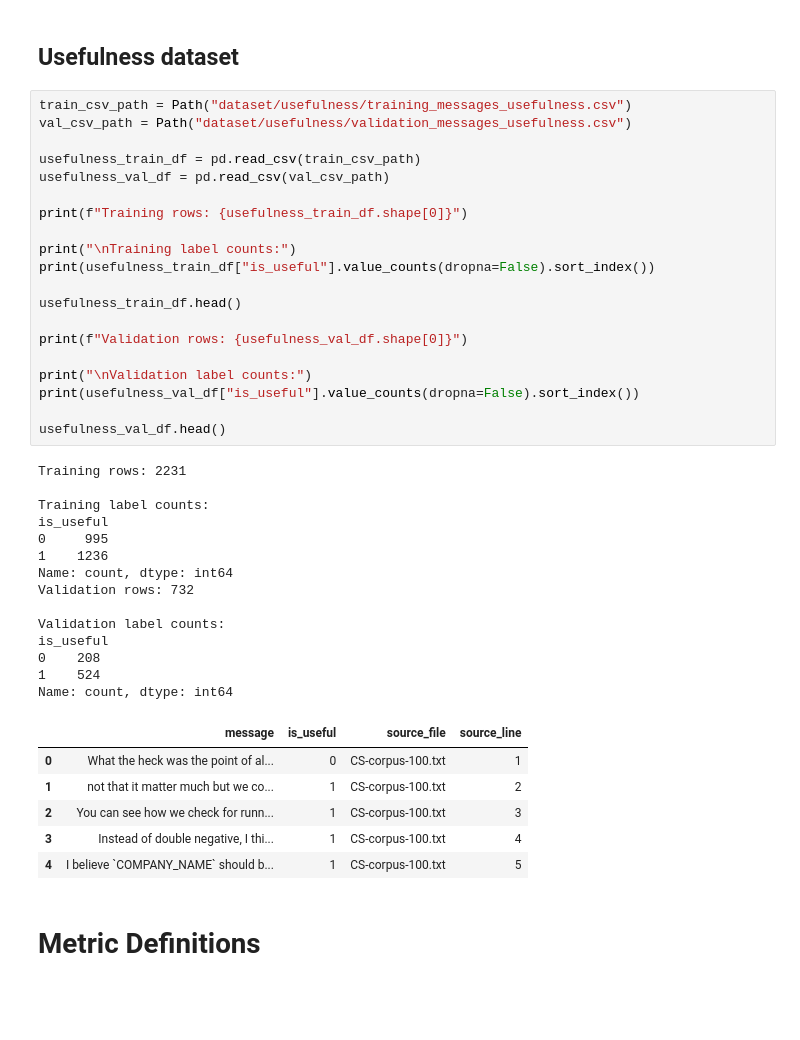
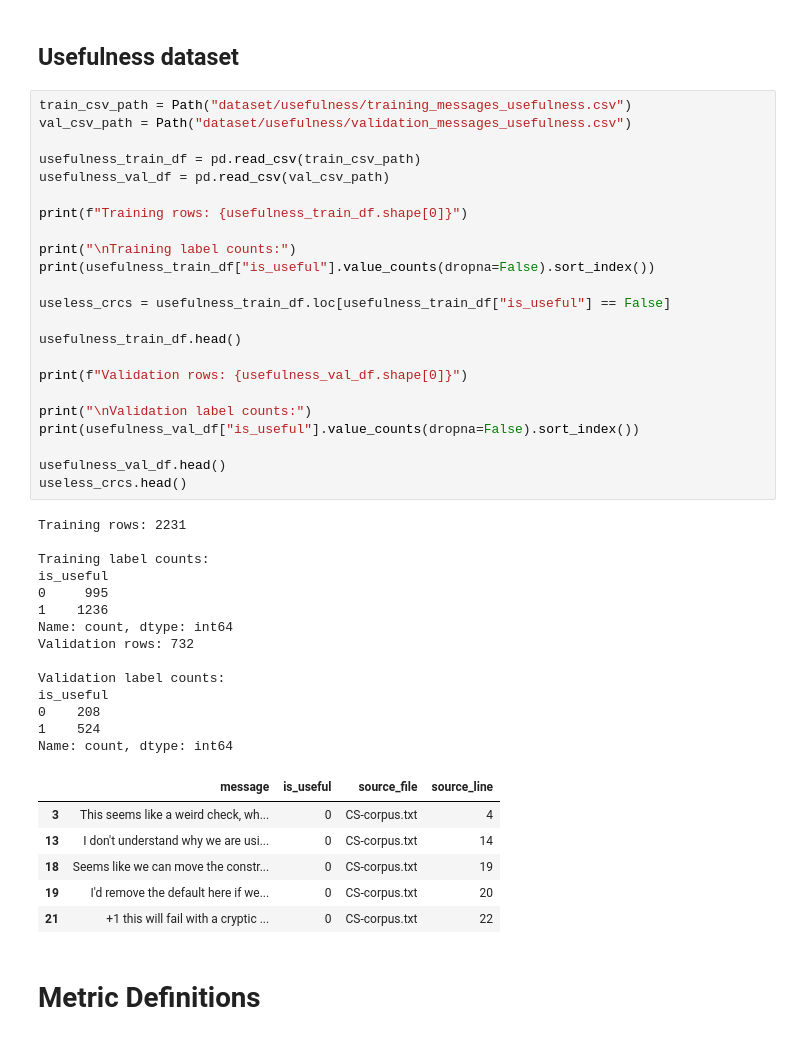
Before and after one commit to pfranz1/Multi-EvaCRC, a Jupyter notebook: main.ipynb, the cells around one changed output. Drawn from its saved outputs; the diff is of its cells as text; blank space fills up the shorter version.

```diff
--- a/main.ipynb
+++ b/main.ipynb
@@ -75,38 +75,41 @@ usefulness_val_df = pd.read_csv(val_csv_path)
 
 print(f"Training rows: {usefulness_train_df.shape[0]}")
 
 print("\nTraining label counts:")
 print(usefulness_train_df["is_useful"].value_counts(dropna=False).sort_index())
 
+useless_crcs = usefulness_train_df.loc[usefulness_train_df["is_useful"] == False]
+
 usefulness_train_df.head()
 
 print(f"Validation rows: {usefulness_val_df.shape[0]}")
 
 print("\nValidation label counts:")
 print(usefulness_val_df["is_useful"].value_counts(dropna=False).sort_index())
 
 usefulness_val_df.head()
+useless_crcs.head()
 # %% [output]
 Training rows: 2231
 
 Training label counts:
 is_useful
 0     995
 1    1236
 Name: count, dtype: int64
 Validation rows: 732
 
 Validation label counts:
 is_useful
 0    208
 1    524
 Name: count, dtype: int64
 |  | message | is_useful | source_file | source_line |
-| 0 | What the heck was the point of al... | 0 | CS-corpus-100.txt | 1 |
-| 1 | not that it matter much but we co... | 1 | CS-corpus-100.txt | 2 |
-| 2 | You can see how we check for runn... | 1 | CS-corpus-100.txt | 3 |
-| 3 | Instead of double negative, I thi... | 1 | CS-corpus-100.txt | 4 |
-| 4 | I believe `COMPANY_NAME` should b... | 1 | CS-corpus-100.txt | 5 |
+| 3 | This seems like a weird check, wh... | 0 | CS-corpus.txt | 4 |
+| 13 | I don't understand why we are usi... | 0 | CS-corpus.txt | 14 |
+| 18 | Seems like we can move the constr... | 0 | CS-corpus.txt | 19 |
+| 19 | I'd remove the default here if we... | 0 | CS-corpus.txt | 20 |
+| 21 | +1 this will fail with a cryptic ... | 0 | CS-corpus.txt | 22 |
 # %% [markdown]
 # Metric Definitions
 # %%
```
Also changed, not shown: parts of 8 cells of this notebook.
